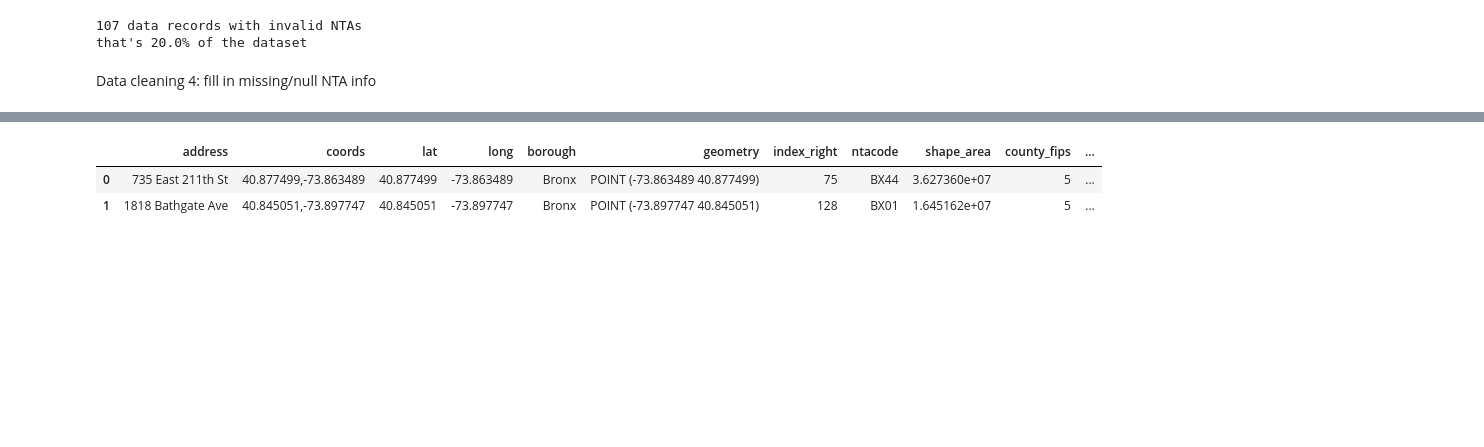
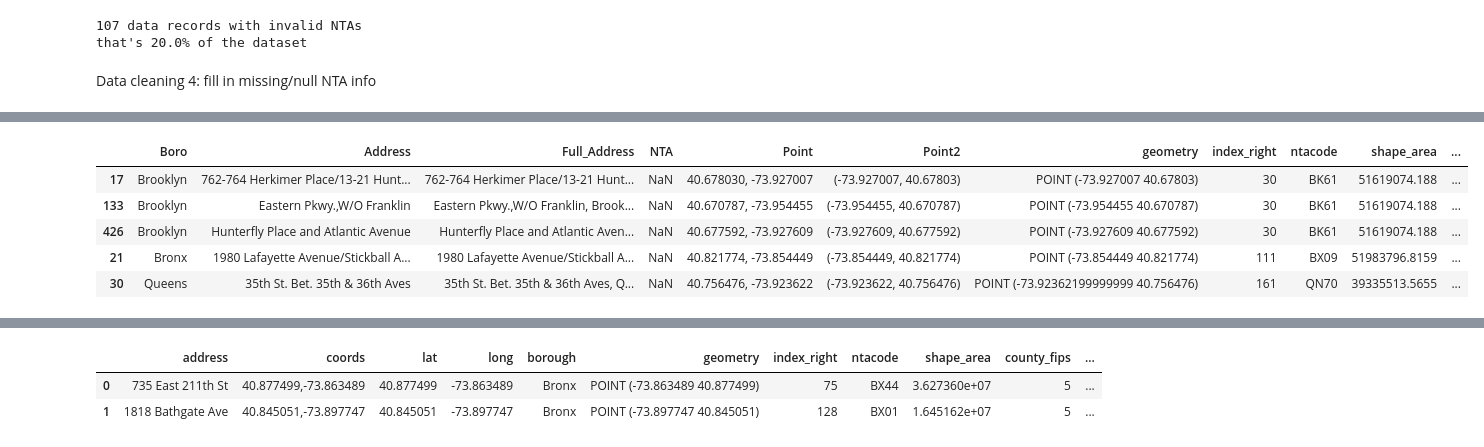
Before and after one commit to leonaisabelle/CUSP-ADS-Project, a Jupyter notebook: preprocessing_notebooks/NYC_Gardens.ipynb, the cells around one changed output, grey strips where cells are left out. Drawn from its saved outputs; the diff is of its cells as text; code cells hidden in the pictures; blank space fills up the shorter version.

```diff
--- a/preprocessing_notebooks/NYC_Gardens.ipynb
+++ b/preprocessing_notebooks/NYC_Gardens.ipynb
@@ -97,0 +205,4 @@ gardens[gardens.NTA.isnull()].shape
+# %%
+def join_nta(nta, gdf_to_join):
+    gdf_to_join.crs = nta.crs
+    return gpd.sjoin(gdf_to_join, nta, op='intersects')
@@ -97,0 +264,3 @@ gardens[gardens.NTA.isnull()].shape
+# %%
+failures = pd.read_csv('failures_cleaned.csv', index_col=0)
+failures.head()
@@ -97,0 +274,7 @@ gardens[gardens.NTA.isnull()].shape
+# %%
+def split_pt(s):
+    temp = s.split(', ')
+    return tuple([float(temp[1]), float(temp[0])]) # long, lat
+
+failures['Point2'] = failures.Point.apply(split_pt)
+failures.head()
@@ -97,0 +288,3 @@ gardens[gardens.NTA.isnull()].shape
+# %%
+gdf = make_gdf(failures, 'Point2')
+gdf.head()
@@ -97,0 +298,10 @@ gardens[gardens.NTA.isnull()].shape
+# %%
+joined2 = join_nta(nta, gdf)
+joined2.head()
+# %% [output]
+|  | Boro | Address | Full_Address | NTA | Point | Point2 | geometry | index_right | ntacode | shape_area | ... |
+| 17 | Brooklyn | 762-764 Herkimer Place/13-21 Hunt... | 762-764 Herkimer Place/13-21 Hunt... | NaN | 40.678030, -73.927007 | (-73.927007, 40.67803) | POINT (-73.927007 40.67803) | 30 | BK61 | 51619074.188 | ... |
+| 133 | Brooklyn | Eastern Pkwy.,W/O Franklin | Eastern Pkwy.,W/O Franklin, Brook... | NaN | 40.670787, -73.954455 | (-73.954455, 40.670787) | POINT (-73.954455 40.670787) | 30 | BK61 | 51619074.188 | ... |
+| 426 | Brooklyn | Hunterfly Place and Atlantic Avenue | Hunterfly Place and Atlantic Aven... | NaN | 40.677592, -73.927609 | (-73.927609, 40.677592) | POINT (-73.927609 40.677592) | 30 | BK61 | 51619074.188 | ... |
+| 21 | Bronx | 1980 Lafayette Avenue/Stickball A... | 1980 Lafayette Avenue/Stickball A... | NaN | 40.821774, -73.854449 | (-73.854449, 40.821774) | POINT (-73.854449 40.821774) | 111 | BX09 | 51983796.8159 | ... |
+| 30 | Queens | 35th St. Bet. 35th & 36th Aves | 35th St. Bet. 35th & 36th Aves, Q... | NaN | 40.756476, -73.923622 | (-73.923622, 40.756476) | POINT (-73.92362199999999 40.756476) | 161 | QN70 | 39335513.5655 | ... |
```
Also changed, not shown: parts of 48 cells of this notebook, 2 other files.
